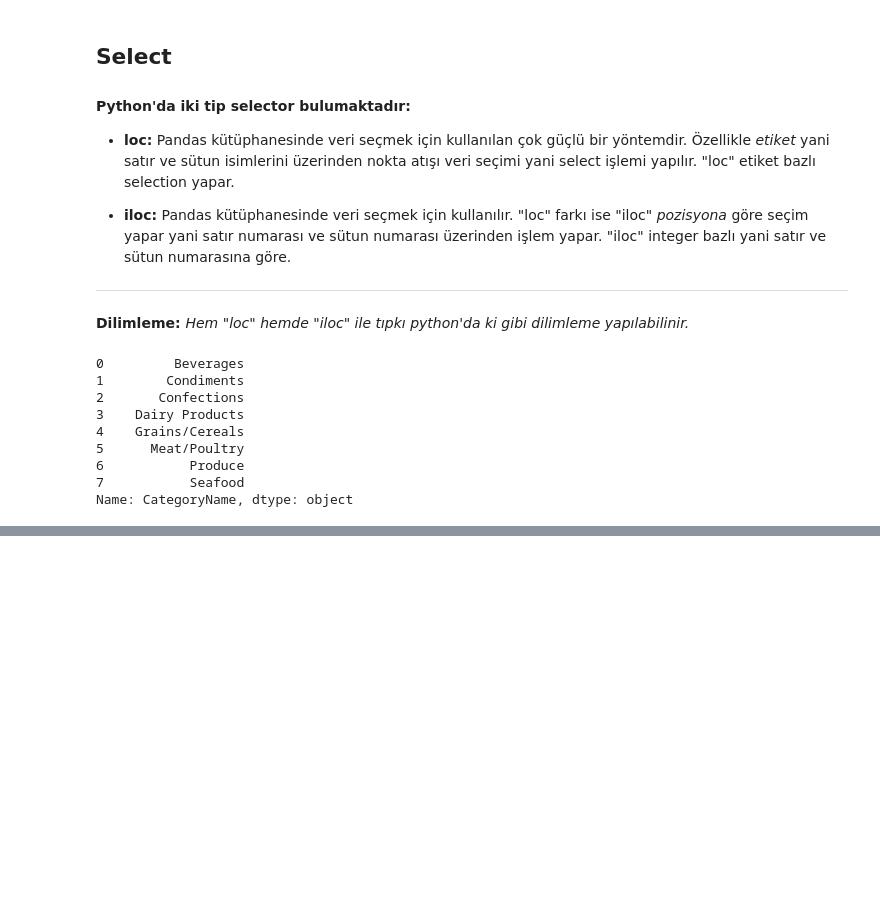
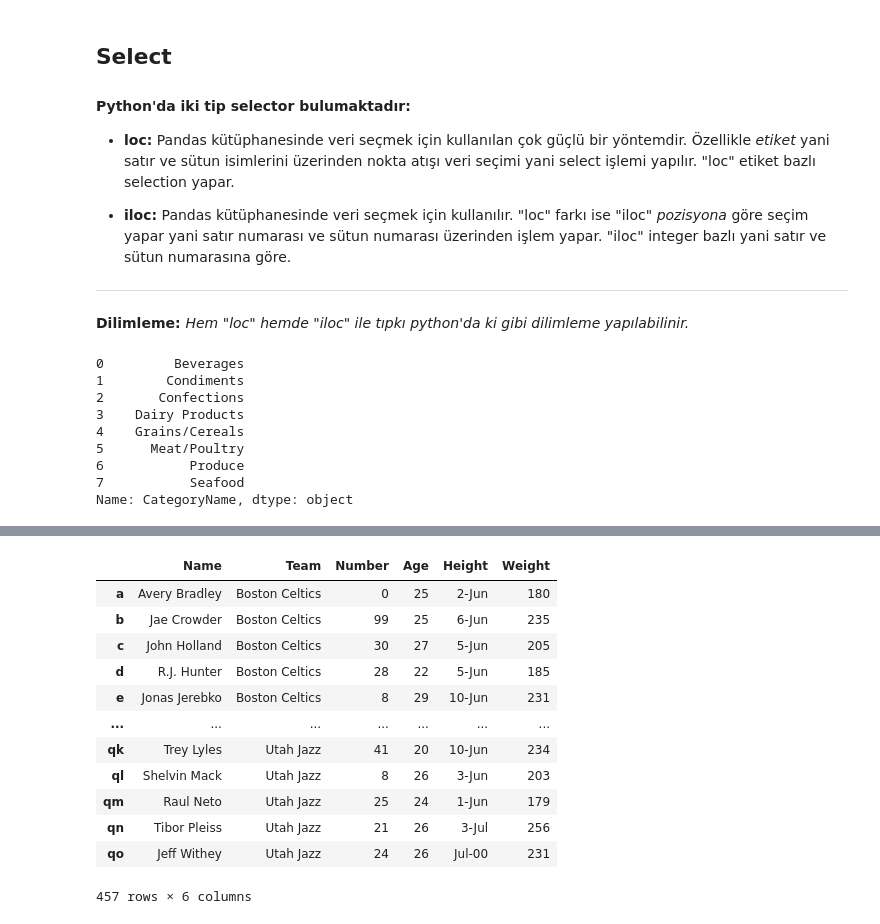
Before and after one commit to GorkemCin/data_analysis_with_pandas, a Jupyter notebook: 01_Lab.ipynb, the cells around one changed output, grey strips where cells are left out. Drawn from its saved outputs; the diff is of its cells as text; code cells hidden in the pictures; blank space fills up the shorter version.

```diff
--- a/01_Lab.ipynb
+++ b/01_Lab.ipynb
@@ -172,0 +447,17 @@ df.iloc[[1, 7], [1, 2]]
+# %%
+# iloc örneği ile oyuncuların Name, Team, Number, Age, Height, Weight getirelim
+df.iloc[:, [0,1,2,4,5,6]]
+# %% [output]
+|  | Name | Team | Number | Age | Height | Weight |
+| a | Avery Bradley | Boston Celtics | 0 | 25 | 2-Jun | 180 |
+| b | Jae Crowder | Boston Celtics | 99 | 25 | 6-Jun | 235 |
+| c | John Holland | Boston Celtics | 30 | 27 | 5-Jun | 205 |
+| d | R.J. Hunter | Boston Celtics | 28 | 22 | 5-Jun | 185 |
+| e | Jonas Jerebko | Boston Celtics | 8 | 29 | 10-Jun | 231 |
+| ... | ... | ... | ... | ... | ... | ... |
+| qk | Trey Lyles | Utah Jazz | 41 | 20 | 10-Jun | 234 |
+| ql | Shelvin Mack | Utah Jazz | 8 | 26 | 3-Jun | 203 |
+| qm | Raul Neto | Utah Jazz | 25 | 24 | 1-Jun | 179 |
+| qn | Tibor Pleiss | Utah Jazz | 21 | 26 | 3-Jul | 256 |
+| qo | Jeff Withey | Utah Jazz | 24 | 26 | Jul-00 | 231 |
+457 rows × 6 columns
```
Also changed, not shown: parts of 50 cells of this notebook.
